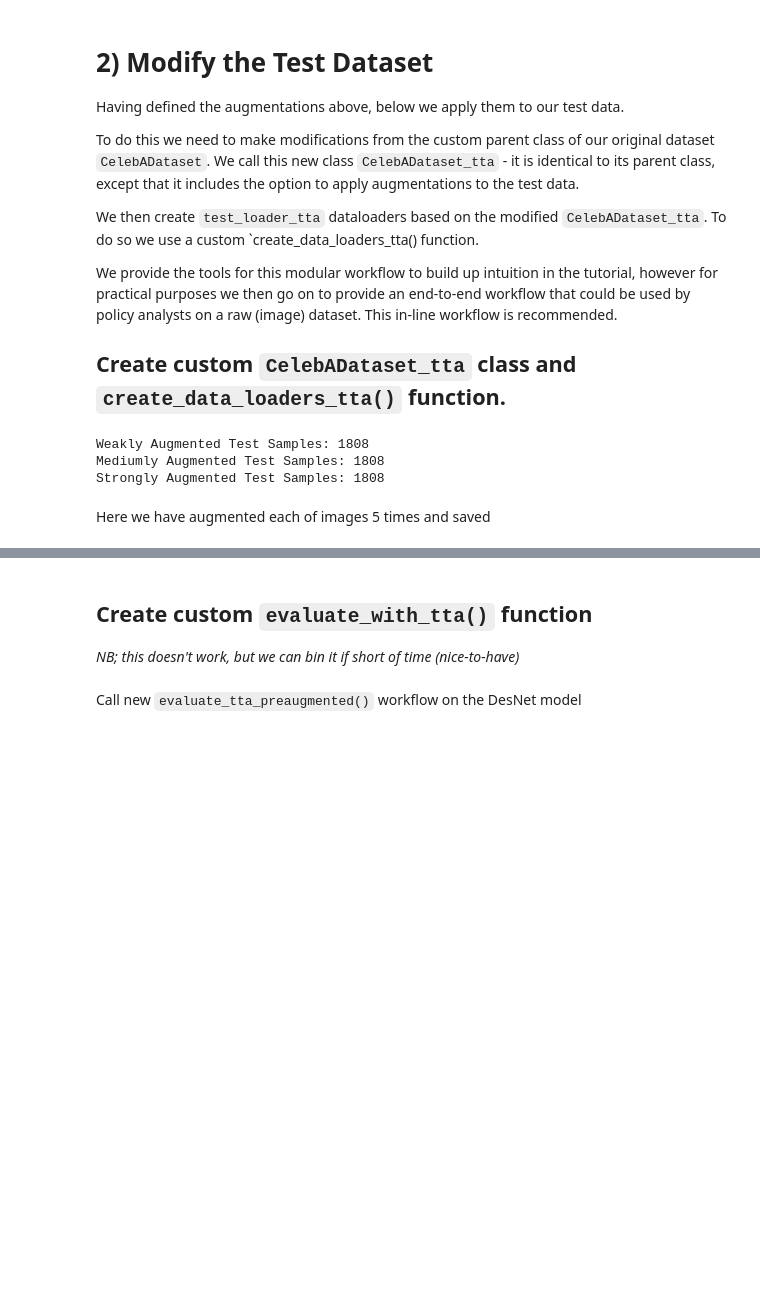
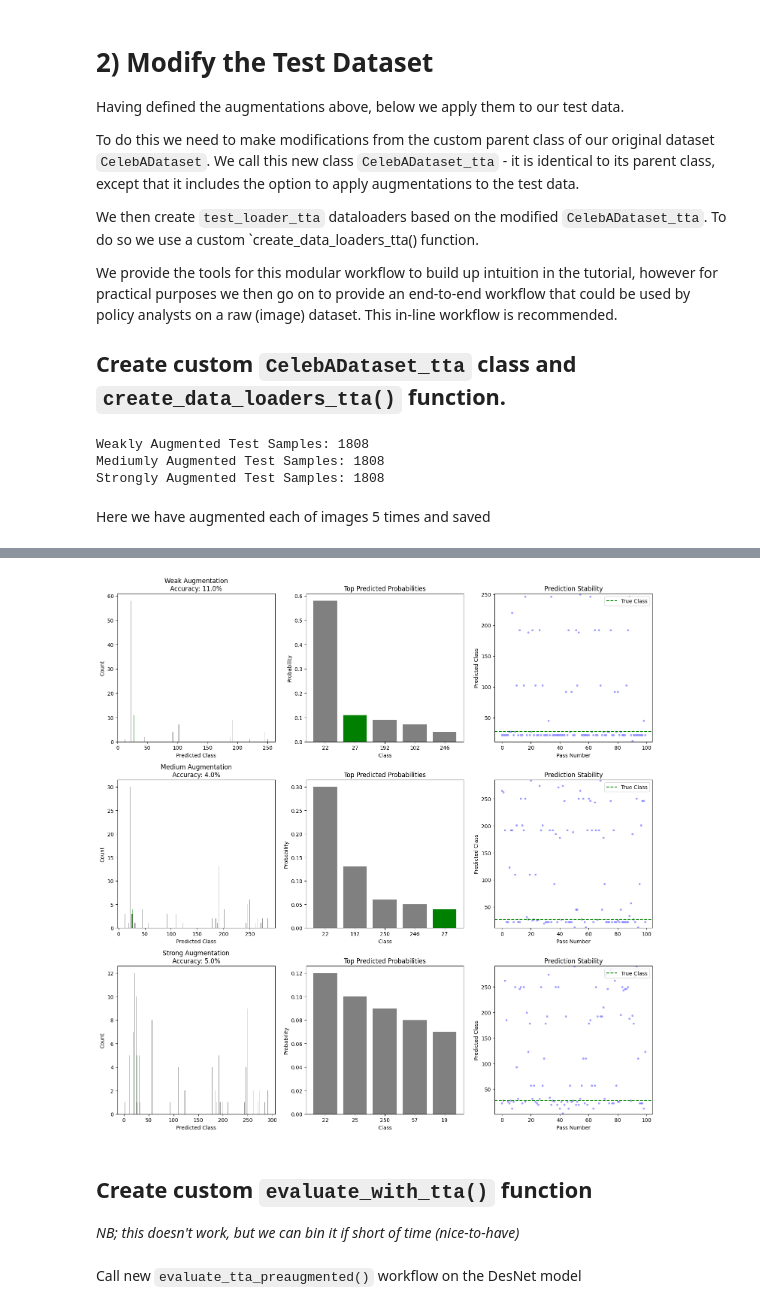
Before and after one commit to henrycgbaker/Debt_Settlement_App, a Jupyter notebook: uncertainty_celeba_TTA_new.ipynb, the cells around one changed output, grey strips where cells are left out. Saved outputs shown, nothing was run; the diff lists cells and outputs as text; code cells hidden in the pictures; blank space fills up the shorter version.

```diff
--- a/uncertainty_celeba_TTA_new.ipynb
+++ b/uncertainty_celeba_TTA_new.ipynb
@@ -546,3 +685,62 @@ for strength in transformation_strengths:
+# %%
+# plot the prediction variance
+
+# Create subplot grid for metrics
+fig = plt.figure(figsize=(15, 5 * n_strengths))
+
+for strength_idx, strength in enumerate(transformation_strengths):
+    # Set transformation strength
+    tta_transform = tta_transforms[strength]
+
+    # Collect predictions
+    predictions = []
+    with torch.no_grad():
+        for _ in range(augs):
+            aug_image = tta_transform(image)
+            outputs = model(aug_image.unsqueeze(0))
+            pred = torch.argmax(outputs)
+            predictions.append(pred.cpu().item())
+
+    # Calculate statistics
+    unique_preds, counts = np.unique(predictions, return_counts=True)
+    pred_probs = counts / augs
+    n_top = min(5, len(unique_preds))  # ensure at least 5 for plotting
+    top_indices = np.argsort(pred_probs)[-n_top:][::-1]
+    top_classes = unique_preds[top_indices]
+    top_probs = pred_probs[top_indices]
+    accuracy = (np.array(predictions) == true_label).mean() * 100
+
+    # Plot prediction distribution
+    plt.subplot(n_strengths, 3, strength_idx * 3 + 1)
+    colors = ['green' if pred == true_label else 'gray' for pred in unique_preds]
+    plt.bar(unique_preds, counts, color=colors)
+    plt.title(f'{strength.capitalize()} Augmentation\nAccuracy: {accuracy:.1f}%')
+    plt.xlabel('Predicted Class')
+    plt.ylabel('Count')
+
+    # Plot top probabilities
+    plt.subplot(n_strengths, 3, strength_idx * 3 + 2)
+    colors = ['green' if cls == true_label else 'gray' for cls in top_classes]
+    plt.bar(range(n_top), top_probs, color=colors)
+    plt.title('Top Predicted Probabilities')
+    plt.xlabel('Class')
+    plt.ylabel('Probability')
+    plt.xticks(range(n_top), top_classes)
+
+    # Plot prediction stability
+    plt.subplot(n_strengths, 3, strength_idx * 3 + 3)
+    plt.plot(range(augs), predictions, 'b.', alpha=0.3)
+    plt.axhline(y=true_label, color='g', linestyle='--', label='True Class')
+    plt.title('Prediction Stability')
+    plt.xlabel('Pass Number')
+    plt.ylabel('Predicted Class')
+    plt.legend(loc='upper right', bbox_to_anchor=(1, 1))
+    plt.ylim(min(predictions) - 1, max(predictions) + 1)
+
+plt.tight_layout()
+plt.show()
+# %% [output]
+[figure, added]
 # %% [markdown]
 ## Create custom `evaluate_with_tta()` function
 
```
Also changed, not shown: parts of 32 cells of this notebook.
